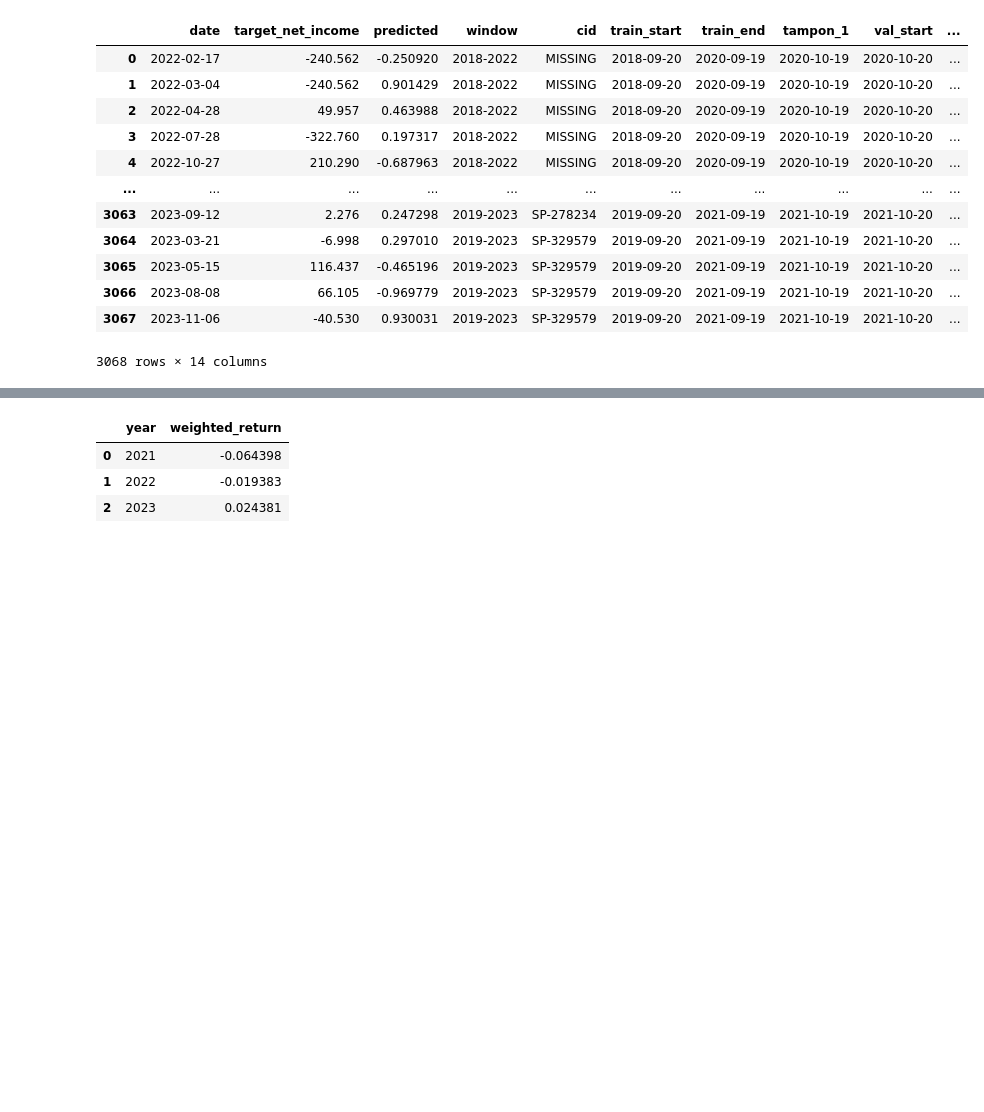
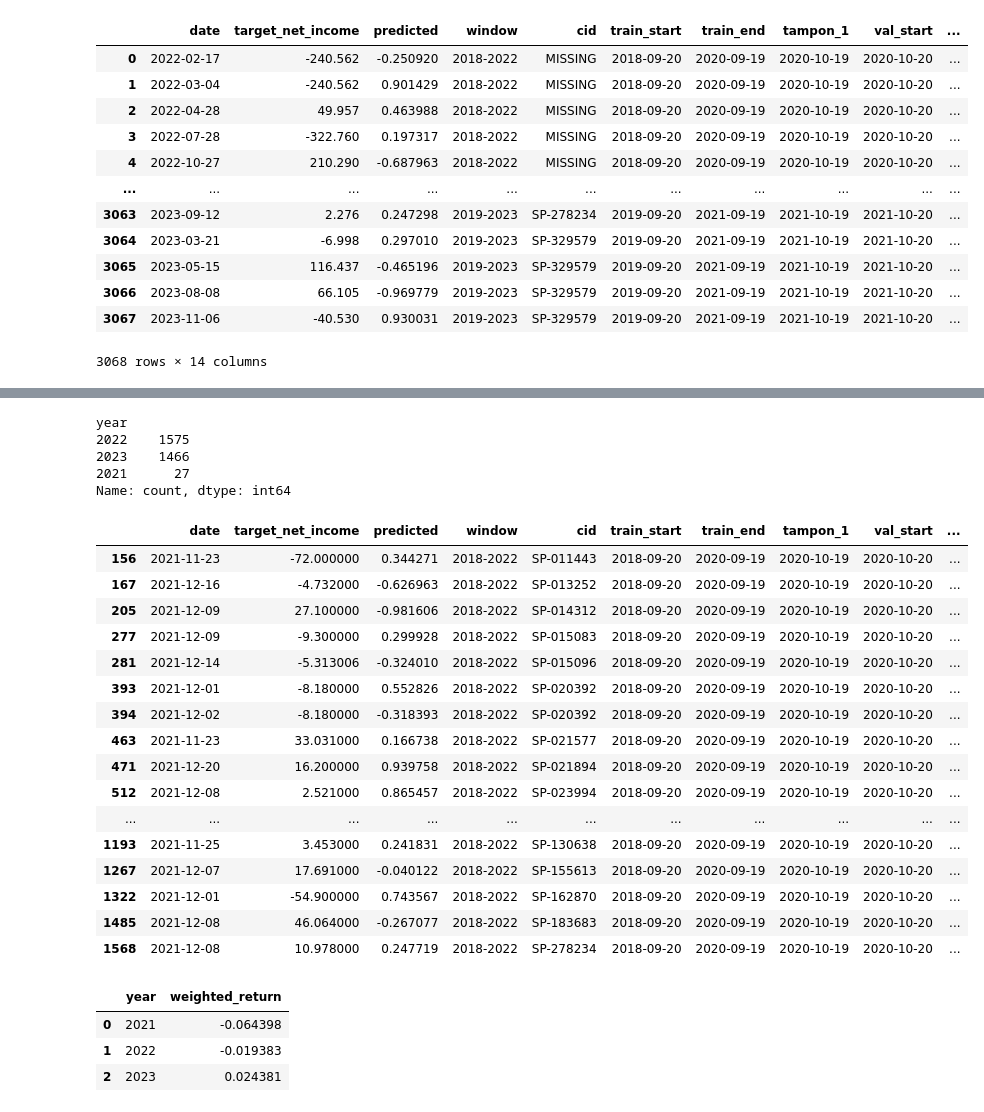
Before and after one commit to DominicPrenovost/AutoML-Practice, a Jupyter notebook: Code_Clean_Dominic.ipynb, the cells around one changed output, grey strips where cells are left out. Drawn from its saved outputs; the diff is of its cells as text; code cells hidden in the pictures; blank space fills up the shorter version.

```diff
--- a/Code_Clean_Dominic.ipynb
+++ b/Code_Clean_Dominic.ipynb
@@ -264,3 +221,6 @@ merged_df
 | 3066 | 2023-08-08 | 66.105 | -0.969779 | 2019-2023 | SP-329579 | 2019-09-20 | 2021-09-19 | 2021-10-19 | 2021-10-20 | ... |
 | 3067 | 2023-11-06 | -40.530 | 0.930031 | 2019-2023 | SP-329579 | 2019-09-20 | 2021-09-19 | 2021-10-19 | 2021-10-20 | ... |
 3068 rows × 14 columns
+# %%
+# Extraire l'année à partir de la colonne 'date'
+merged_df['year'] = merged_df['date'].dt.year
@@ -267,3 +242,33 @@ merged_df
+# %%
+# Voir les valeurs uniques et leur compte dans la colonne 'cid'
+value_counts = merged_df['year'].value_counts()
+print(value_counts)
+# %% [output]
+year
+2022    1575
+2023    1466
+2021      27
+Name: count, dtype: int64
+# %%
+df_2021 = merged_df[merged_df['year'] == 2021].copy()
+# %% [output]
+|  | date | target_net_income | predicted | window | cid | train_start | train_end | tampon_1 | val_start | ... |
+| 156 | 2021-11-23 | -72.000000 | 0.344271 | 2018-2022 | SP-011443 | 2018-09-20 | 2020-09-19 | 2020-10-19 | 2020-10-20 | ... |
+| 167 | 2021-12-16 | -4.732000 | -0.626963 | 2018-2022 | SP-013252 | 2018-09-20 | 2020-09-19 | 2020-10-19 | 2020-10-20 | ... |
+| 205 | 2021-12-09 | 27.100000 | -0.981606 | 2018-2022 | SP-014312 | 2018-09-20 | 2020-09-19 | 2020-10-19 | 2020-10-20 | ... |
+| 277 | 2021-12-09 | -9.300000 | 0.299928 | 2018-2022 | SP-015083 | 2018-09-20 | 2020-09-19 | 2020-10-19 | 2020-10-20 | ... |
+| 281 | 2021-12-14 | -5.313006 | -0.324010 | 2018-2022 | SP-015096 | 2018-09-20 | 2020-09-19 | 2020-10-19 | 2020-10-20 | ... |
+| 393 | 2021-12-01 | -8.180000 | 0.552826 | 2018-2022 | SP-020392 | 2018-09-20 | 2020-09-19 | 2020-10-19 | 2020-10-20 | ... |
+| 394 | 2021-12-02 | -8.180000 | -0.318393 | 2018-2022 | SP-020392 | 2018-09-20 | 2020-09-19 | 2020-10-19 | 2020-10-20 | ... |
+| 463 | 2021-11-23 | 33.031000 | 0.166738 | 2018-2022 | SP-021577 | 2018-09-20 | 2020-09-19 | 2020-10-19 | 2020-10-20 | ... |
+| 471 | 2021-12-20 | 16.200000 | 0.939758 | 2018-2022 | SP-021894 | 2018-09-20 | 2020-09-19 | 2020-10-19 | 2020-10-20 | ... |
+| 512 | 2021-12-08 | 2.521000 | 0.865457 | 2018-2022 | SP-023994 | 2018-09-20 | 2020-09-19 | 2020-10-19 | 2020-10-20 | ... |
+| ... | ... | ... | ... | ... | ... | ... | ... | ... | ... | ... |
+| 1193 | 2021-11-25 | 3.453000 | 0.241831 | 2018-2022 | SP-130638 | 2018-09-20 | 2020-09-19 | 2020-10-19 | 2020-10-20 | ... |
+| 1267 | 2021-12-07 | 17.691000 | -0.040122 | 2018-2022 | SP-155613 | 2018-09-20 | 2020-09-19 | 2020-10-19 | 2020-10-20 | ... |
+| 1322 | 2021-12-01 | -54.900000 | 0.743567 | 2018-2022 | SP-162870 | 2018-09-20 | 2020-09-19 | 2020-10-19 | 2020-10-20 | ... |
+| 1485 | 2021-12-08 | 46.064000 | -0.267077 | 2018-2022 | SP-183683 | 2018-09-20 | 2020-09-19 | 2020-10-19 | 2020-10-20 | ... |
+| 1568 | 2021-12-08 | 10.978000 | 0.247719 | 2018-2022 | SP-278234 | 2018-09-20 | 2020-09-19 | 2020-10-19 | 2020-10-20 | ... |
 # %%
 def create_weighted_portfolios(predictions_df, df_canada, return_col, lower_threshold=0.4, upper_threshold=0.6):
     """
```
Also changed, not shown: parts of 3 cells of this notebook, 1 other file.
